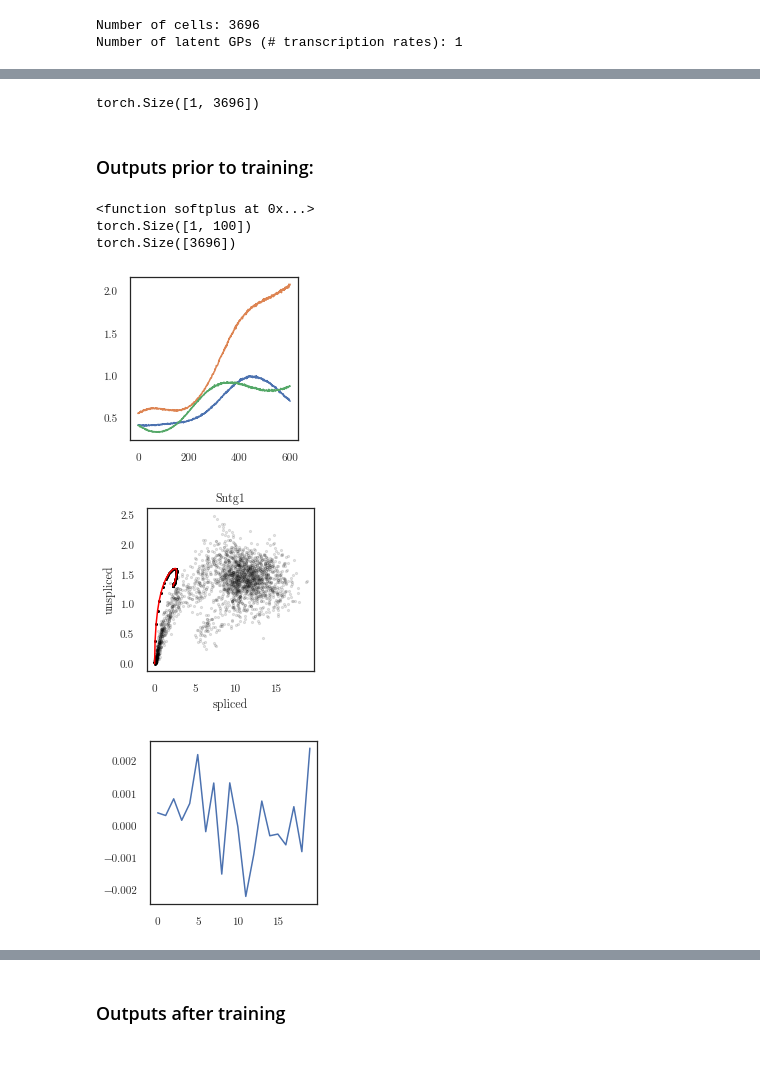
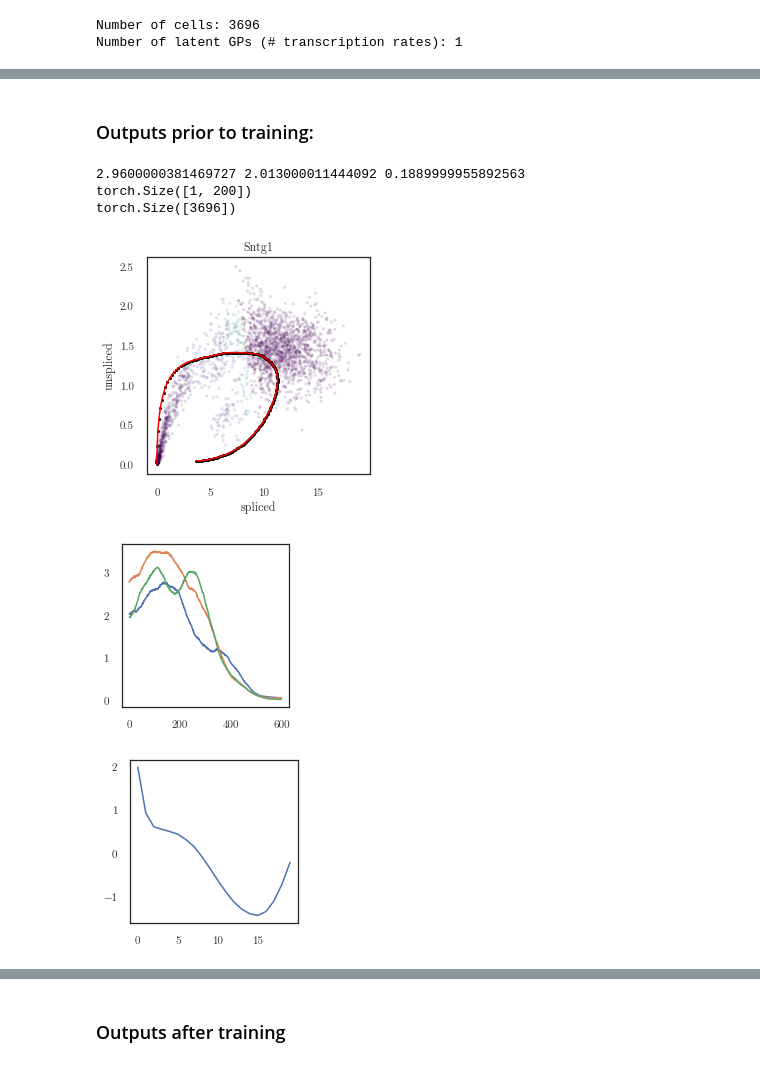
Before and after one commit to mossjacob/alfi, a Jupyter notebook: experiments/rnavelocity/rnavelocity.ipynb, the cells around one changed output, grey strips where cells are left out. Saved outputs shown, nothing was run; the diff lists cells and outputs as text; code cells hidden in the pictures.

```diff
--- a/experiments/rnavelocity/rnavelocity.ipynb
+++ b/experiments/rnavelocity/rnavelocity.ipynb
@@ -26,3 +26,10 @@ if single_gene:
 else:
     dataset = Pancreas(data_dir='../../data')
 # cpe_index = np.where(dataset.loom.var.index == 'Cpe')[0][0]
+num_cells = dataset[0].shape[1]
+num_genes = 1 if single_gene else 2000
+num_outputs = 2 * num_genes
+num_latents = 1 if single_gene else 10
+num_inducing = 20  # (I x m x 1)
+num_timepoint_choices = 200
+end_t = 20
@@ -29,5 +87,9 @@ else:
 # %%
-def print_scatter(cells, gene_index, num_connections=10, figsize=(3, 3), colors=None):
+def print_scatter(cells, gene_index,
+                  num_connections=10,
+                  figsize=(3, 3),
+                  colors=None,
+                  time_ass=None):
     traj = lfm.current_trajectory
     u = traj[:num_genes].detach()  # (num_genes, 100)
     s = traj[num_genes:].detach()  # (num_genes, 100)
@@ -43,7 +105,12 @@ def print_scatter(cells, gene_index, num_connections=10, figsize=(3, 3), colors=
     # Plot cell points
     indices = np.intersect1d(s_y[gene_index, :, 0].nonzero(),
                              u_y[gene_index, :, 0].nonzero())
-    plt.scatter(s_y[gene_index, indices, 0], u_y[gene_index, indices, 0], alpha=0.1,s=5, c='black')
+    if time_ass is None:
+        time_ass = 'black'
+    else:
+        time_ass = time_ass[0, indices] / time_ass[0, indices].max()
+    plt.scatter(s_y[gene_index, indices, 0], u_y[gene_index, indices, 0],
+                alpha=0.1, s=5, cmap='viridis', c=time_ass)
 
     # Plot timepoint choices
     for timepoint in range(lfm.timepoint_choices.shape[0]):
@@ -131,9 +257,0 @@ tensor(11.2096, grad_fn=<NegBackward>)
-# %%
-out = gp_model(t)
-plt.plot(out.mean[:, 0].detach())
-with torch.no_grad():
-    lfm.raw_transcription_rate += 0.3
-    print(lfm.splicing_rate)
-    print(lfm.transcription_rate)
-lfm(lfm.timepoint_choices, step_size=1e-1)
-print_scatter(cells, cpe_index, num_connections=0)
@@ -146,22 +257,0 @@ torch.Size([1, 100])
-# %%
-data = dataset.m_observed.squeeze()
-y_target = data
-u_y = y_target[:num_genes]  # (num_genes, num_cells)
-s_y = y_target[num_genes:]  # (num_genes, num_cells)
-# w = torch.logical_and(u_y > 0, s_y > 0)
-# u_y = torch.gather(u_y, dim=1, index=w)
-print(s_y.shape)
-x = s_y > torch.tensor(np.percentile(s_y, 98, axis=1)).unsqueeze(-1)
-s = s_y * x
-x = u_y > torch.tensor(np.percentile(u_y, 98, axis=1)).unsqueeze(-1)
-u = u_y * x
-s = s.unsqueeze(-1)
-u = u.unsqueeze(1)
-gamma = torch.matmul(u, s).squeeze(1).squeeze(1)
-l2 = s.squeeze(2).square().sum(dim=1)
-gamma /= l2
-gamma = gamma.unsqueeze(-1)
-if single_gene:
-    gamma += 0.8
-# %% [output]
-torch.Size([1, 3696])
@@ -201,28 +258,38 @@ plotter = Plotter1d(lfm, dataset.gene_names)
 # %% [markdown]
 ### Outputs prior to training:
 # %%
+with torch.no_grad():
+    lfm.raw_decay_rate += 0
+    lfm.raw_transcription_rate -= 0
+    lfm.raw_splicing_rate += 0
+    pass
+print(lfm.transcription_rate.item(), lfm.splicing_rate.item(), lfm.decay_rate.item())
+t_predict = lfm.timepoint_choices
+out = lfm(t_predict, step_size=step_size)
 t = inducing_points
 t_f = torch.arange(t.min(), t.max()+step_size/3, step_size/3)
 num_samples = 3
 s = lfm.sample_latents(t_f, num_samples)
-print(lfm.nonlinearity)
+
+print_scatter(cells, cpe_index, num_connections=0,
+              figsize=(4, 4), time_ass=time_ass)
+
 plt.figure(figsize=(3, 3))
 for i in range(num_latents):
     for sample in range(num_samples):
         plt.plot(s[sample, :, i].detach())
 
-print_scatter(cells, cpe_index, num_connections=0)
 plt.figure(figsize=(3, 3))
 mean = list(lfm.gp_model.variational_parameters())[0]
 plt.plot(mean.detach()[0])
 print(lfm.time_assignments_indices.shape)
 # %% [output]
-<function softplus at 0x...>
-torch.Size([1, 100])
+2.9600000381469727 2.013000011444092 0.1889999955892563
+torch.Size([1, 200])
 torch.Size([3696])
-[figure, old version]
+[figure, new version]
-[figure, old version]
+[figure, new version]
-[figure, old version]
+[figure, new version]
 # %%
 import time
 start = time.time()
```
Also changed, not shown: parts of 24 cells of this notebook, 5 other files.
